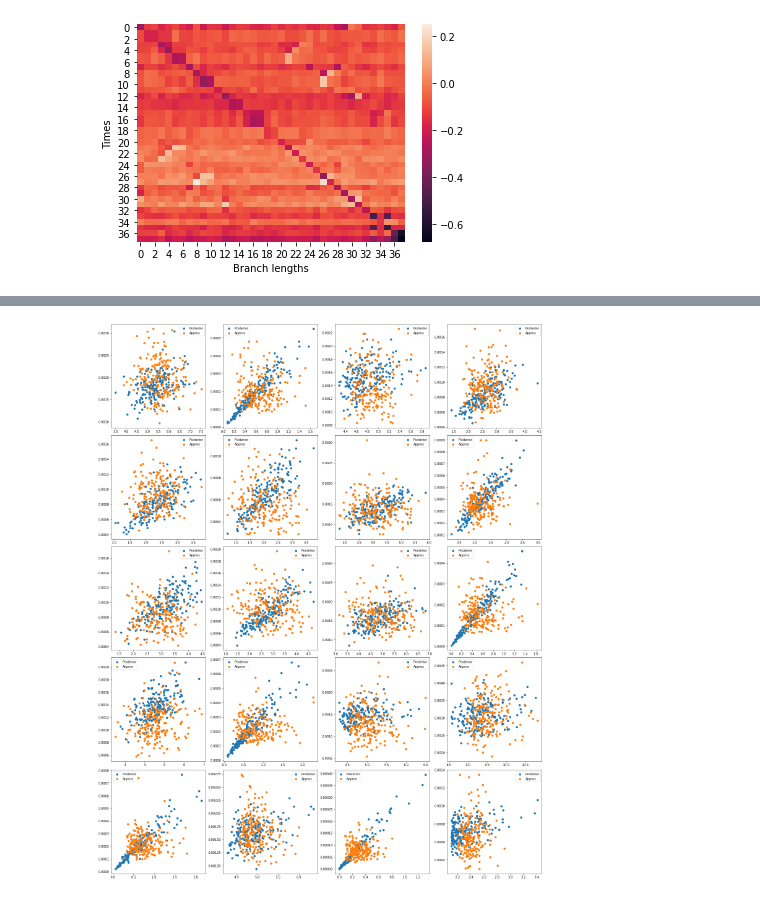
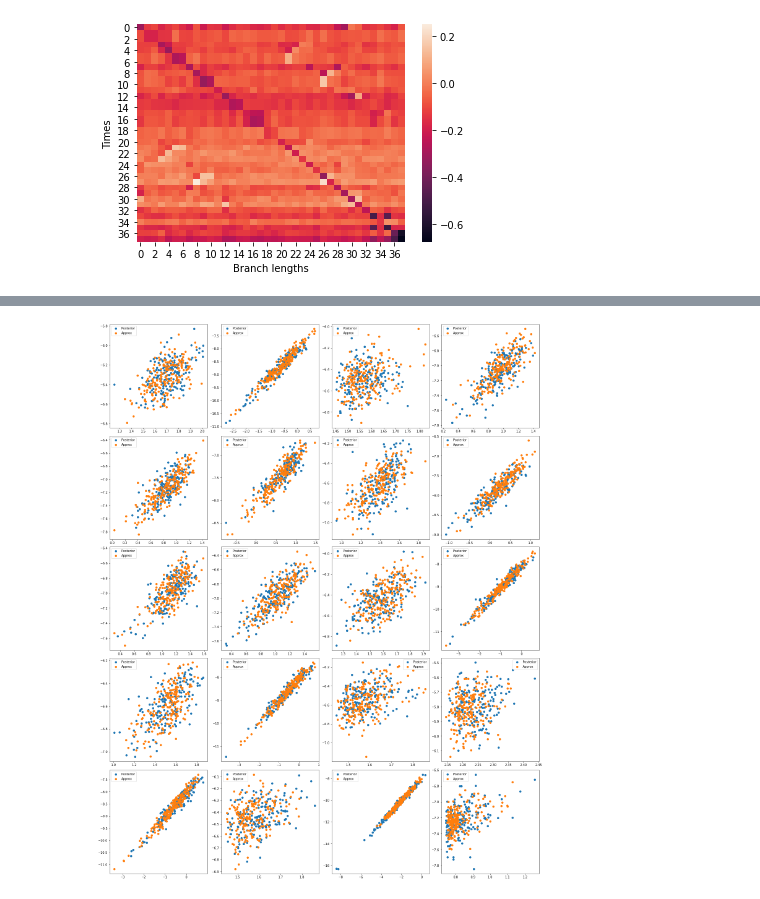
Before and after one commit to christiaanjs/treeflow-paper, a Jupyter notebook: notebook/plot-posterior-relaxed.ipynb, the cells around one changed output, grey strips where cells are left out. Drawn from its saved outputs; the diff is of its cells as text; code cells hidden in the pictures.

```diff
--- a/notebook/plot-posterior-relaxed.ipynb
+++ b/notebook/plot-posterior-relaxed.ipynb
@@ -286,0 +313,24 @@ for ax, ds, approx_ds, in zip(axs_flat, true_distances.T, approx_distances.T):
+# %%
+fig, axs = plt.subplots(nrows=n_rows, ncols=n_cols, figsize=(20, 5*n_rows), constrained_layout=True)
+axs_flat = [ax for row in axs for ax in row]
+
+true_distances = (beast_result["rates"] * beast_result["branch_lengths"])[beast_sample_indices]
+approx_distances = (approx_blens * approx_samples["rates"]).numpy()
+
+for ax, bs, ds, approx_ds, approx_bs in zip(
+        axs_flat,
+        beast_result["branch_lengths"][beast_sample_indices].T,
+        true_distances.T,
+        approx_distances.T,
+        approx_blens.numpy().T
+):
+    ax.scatter(bs, ds, label='Posterior')
+    #m, c = np.polyfit(bs, ds, 1)
+    m, _, _, _ = np.linalg.lstsq(bs[:, np.newaxis], ds)
+    b_space = np.linspace(min(bs), max(bs))
+    ax.plot(b_space, b_space * m)
+    ax.set_title("Best fit: d = {m:.3e} * b".format(m=m[0]))
+
+
+    ax.scatter(approx_bs, approx_ds, label='Approx')
+    leg = ax.legend()
@@ -287,19 +356,16 @@ for ax, ds, approx_ds, in zip(axs_flat, true_distances.T, approx_distances.T):
 # %%
 fig, axs = plt.subplots(nrows=n_rows, ncols=n_cols, figsize=(20, 5*n_rows), constrained_layout=True)
 axs_flat = [ax for row in axs for ax in row]
-
-true_distances = (beast_result["rates"] * beast_result["branch_lengths"])[beast_sample_indices]
-approx_distances = (approx_blens * approx_samples["rates"]).numpy()
 
 for ax, bs, ds, approx_ds, approx_bs in zip(
         axs_flat,
         beast_result["branch_lengths"][beast_sample_indices].T,
         true_distances.T,
         approx_distances.T,
         approx_blens.numpy().T
 ):
-    ax.scatter(bs, ds, label='Posterior')
-    ax.scatter(approx_bs, approx_ds, label='Approx')
+    ax.scatter(np.log(bs), np.log(ds), label='Posterior')
+    ax.scatter(np.log(approx_bs), np.log(approx_ds), label='Approx')
     leg = ax.legend()
 # %% [output]
-[figure, old version]
+[figure, new version]
```
Also changed, not shown: parts of 18 cells of this notebook, 9 other files.
